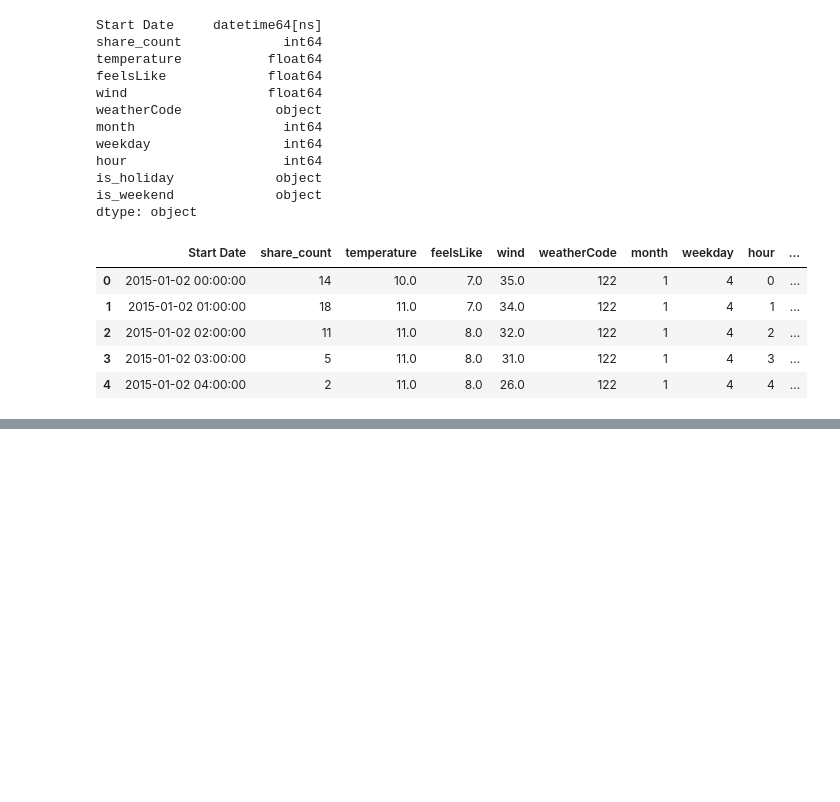
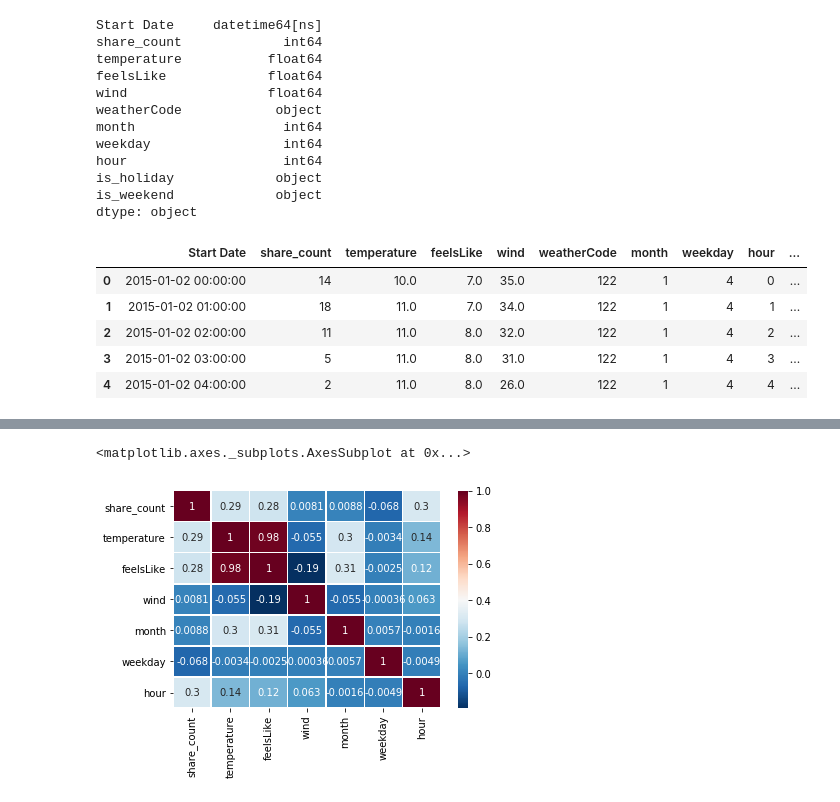
Before and after one commit to Krismix1/data-science-mandatory-2, a Jupyter notebook: analysis.ipynb, the cells around one changed output, grey strips where cells are left out. Drawn from its saved outputs; the diff is of its cells as text; code cells hidden in the pictures; blank space fills up the shorter version.

```diff
--- a/analysis.ipynb
+++ b/analysis.ipynb
@@ -245,5 +287,4 @@ sns.pointplot(data=data, x='hour', y='share_count', hue='is_weekend', ax=ax3)
 # %%
-X = share_df.drop(axis=1, labels=['share_count', 'Start Date']).to_numpy()
-Y = share_df['share_count'].to_numpy()
-X.shape
+for_model = share_df.drop(axis=1, labels=['Start Date'])
+for_model.head()
 # %% [output]
@@ -259,0 +297,11 @@ Y_test = Y[30000:]
+# %%
+pearsoncorr = for_model.corr(method='pearson')
+sns.heatmap(pearsoncorr,
+            xticklabels=pearsoncorr.columns,
+            yticklabels=pearsoncorr.columns,
+            cmap='RdBu_r',
+            annot=True,
+            linewidth=0.5)
+# %% [output]
+<matplotlib.axes._subplots.AxesSubplot at 0x...>
+[figure, added]
```
Also changed, not shown: parts of 35 cells of this notebook.
